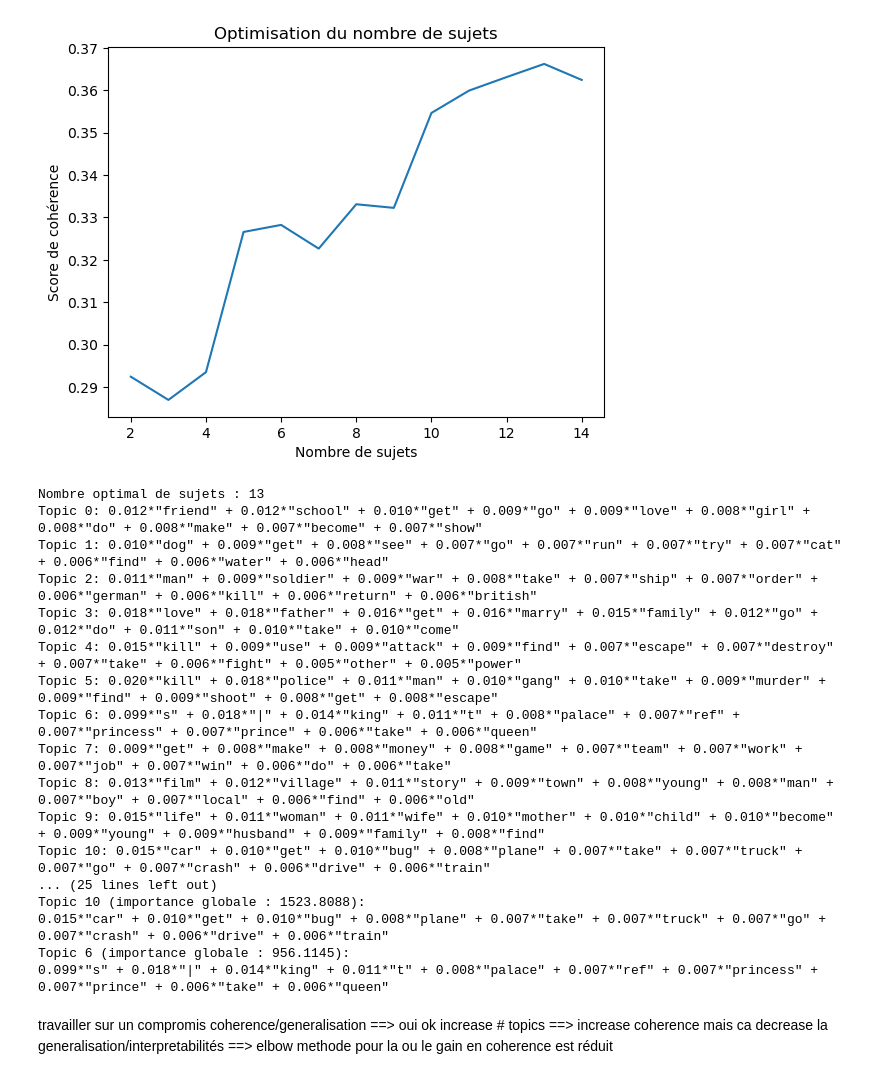
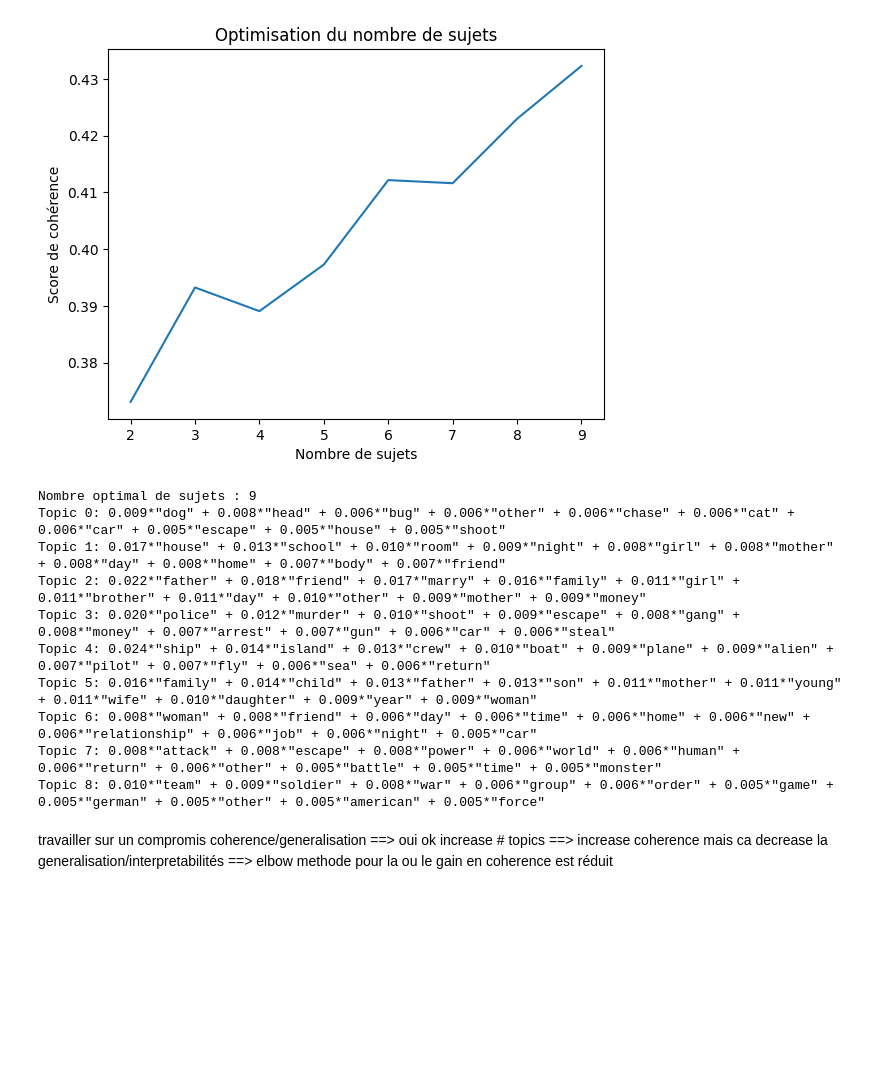
Before and after one commit to epfl-ada/ada-2024-project-4bigbrains, a Jupyter notebook: LDA.ipynb, the cells around one changed output. Drawn from its saved outputs; the diff is of its cells as text; code cells hidden in the pictures; blank space fills up the shorter version.

```diff
--- a/LDA.ipynb
+++ b/LDA.ipynb
@@ -76,4 +100 @@ Number of unique tokens: 20220
 Number of chunks: 42306
-# %%
-for idx, topic in model.print_topics(num_words=5):
-    print(f"Topic {idx}: {topic}")
@@ -95,23 +103,7 @@ from gensim.models import CoherenceModel
 from gensim.corpora import Dictionary
 
 
-# Fonction pour entraîner un modèle LDA et calculer la cohérence
 def compute_coherence_values(dictionary, corpus, texts, start, limit, step):
-    """
-    Fonction pour trouver la cohérence du modèle pour différents nombres de sujets.
-
-    Args:
-        dictionary: Le dictionnaire Gensim
-        corpus: Le corpus BoW
-        texts: Les documents tokenisés
-        start: Nombre minimum de sujets
-        limit: Nombre maximum de sujets
-        step: Incrémentation pour le nombre de sujets
-
-    Returns:
-        model_list: Liste des modèles LDA entraînés
-        coherence_values: Liste des scores de cohérence pour chaque modèle
-    """
     coherence_values = []
     model_list = []
     for num_topics in range(start, limit, step):
@@ -123,76 +115,47 @@ def compute_coherence_values(dictionary, corpus, texts, start, limit, step):
             workers=4,
             random_state=42,
         )
         model_list.append(model)
         coherencemodel = CoherenceModel(
             model=model, texts=texts, dictionary=dictionary, coherence='c_v'
         )
         coherence_values.append(coherencemodel.get_coherence())
     return model_list, coherence_values
 
-# Étape 2 : Définir les paramètres pour l'optimisation
-start = 2  # Nombre minimum de sujets
-limit = 10  # Nombre maximum de sujets
-step = 1  # Pas entre chaque essai de nombre de sujets
+start = 2
+limit = 10
+step = 1
 
-# Étape 3 : Calculer les cohérences pour différents nombres de sujets
 model_list, coherence_values = compute_coherence_values(
     dictionary=dictionary, corpus=corpus, texts=tokenized_documents, start=start, limit=limit, step=step
 )
 
-# Étape 4 : Visualiser les résultats
 x = range(start, limit, step)
 plt.plot(x, coherence_values)
 plt.xlabel("Nombre de sujets")
 plt.ylabel("Score de cohérence")
 plt.title("Optimisation du nombre de sujets")
 plt.show()
 
-# Étape 5 : Sélectionner le meilleur modèle (celui avec le score de cohérence maximal)
 best_num_topics = x[coherence_values.index(max(coherence_values))]
 best_model = model_list[coherence_values.index(max(coherence_values))]
 
 print(f"Nombre optimal de sujets : {best_num_topics}")
 
-# Afficher les sujets du meilleur modèle
 for idx, topic in best_model.print_topics(-1):
     print(f"Topic {idx}: {topic}")
-
-# Calculer l'importance (pondération) des sujets dans le corpus
-topic_importance = [0] * best_model.num_topics
-
-for doc in corpus:
-    doc_topics = best_model.get_document_topics(doc, minimum_probability=0)
-    for topic_id, prob in doc_topics:
-        topic_importance[topic_id] += prob
-
-# Trier les sujets par importance
-sorted_topics = sorted(enumerate(topic_importance), key=lambda x: x[1], reverse=True)
-
-# Afficher les sujets triés
-print("Sujets triés par importance :")
-for topic_id, importance in sorted_topics:
-    print(f"Topic {topic_id} (importance globale : {importance:.4f}):")
-    print(best_model.print_topic(topic_id, topn=10))
 # %% [output]
-[figure, old version]
+[figure, new version]
-Nombre optimal de sujets : 13
-Topic 0: 0.012*"friend" + 0.012*"school" + 0.010*"get" + 0.009*"go" + 0.009*"love" + 0.008*"girl" + 0.008*"do" + 0.008*"make" + 0.007*"become" + 0.007*"show"
-Topic 1: 0.010*"dog" + 0.009*"get" + 0.008*"see" + 0.007*"go" + 0.007*"run" + 0.007*"try" + 0.007*"cat" + 0.006*"find" + 0.006*"water" + 0.006*"head"
-Topic 2: 0.011*"man" + 0.009*"soldier" + 0.009*"war" + 0.008*"take" + 0.007*"ship" + 0.007*"order" + 0.006*"german" + 0.006*"kill" + 0.006*"return" + 0.006*"british"
-Topic 3: 0.018*"love" + 0.018*"father" + 0.016*"get" + 0.016*"marry" + 0.015*"family" + 0.012*"go" + 0.012*"do" + 0.011*"son" + 0.010*"take" + 0.010*"come"
-Topic 4: 0.015*"kill" + 0.009*"use" + 0.009*"attack" + 0.009*"find" + 0.007*"escape" + 0.007*"destroy" + 0.007*"take" + 0.006*"fight" + 0.005*"other" + 0.005*"power"
-Topic 5: 0.020*"kill" + 0.018*"police" + 0.011*"man" + 0.010*"gang" + 0.010*"take" + 0.009*"murder" + 0.009*"find" + 0.009*"shoot" + 0.008*"get" + 0.008*"escape"
-Topic 6: 0.099*"s" + 0.018*"|" + 0.014*"king" + 0.011*"t" + 0.008*"palace" + 0.007*"ref" + 0.007*"princess" + 0.007*"prince" + 0.006*"take" + 0.006*"queen"
-Topic 7: 0.009*"get" + 0.008*"make" + 0.008*"money" + 0.008*"game" + 0.007*"team" + 0.007*"work" + 0.007*"job" + 0.007*"win" + 0.006*"do" + 0.006*"take"
-Topic 8: 0.013*"film" + 0.012*"village" + 0.011*"story" + 0.009*"town" + 0.008*"young" + 0.008*"man" + 0.007*"boy" + 0.007*"local" + 0.006*"find" + 0.006*"old"
-Topic 9: 0.015*"life" + 0.011*"woman" + 0.011*"wife" + 0.010*"mother" + 0.010*"child" + 0.010*"become" + 0.009*"young" + 0.009*"husband" + 0.009*"family" + 0.008*"find"
-Topic 10: 0.015*"car" + 0.010*"get" + 0.010*"bug" + 0.008*"plane" + 0.007*"take" + 0.007*"truck" + 0.007*"go" + 0.007*"crash" + 0.006*"drive" + 0.006*"train"
-... (25 lines left out)
-Topic 10 (importance globale : 1523.8088):
-0.015*"car" + 0.010*"get" + 0.010*"bug" + 0.008*"plane" + 0.007*"take" + 0.007*"truck" + 0.007*"go" + 0.007*"crash" + 0.006*"drive" + 0.006*"train"
-Topic 6 (importance globale : 956.1145):
-0.099*"s" + 0.018*"|" + 0.014*"king" + 0.011*"t" + 0.008*"palace" + 0.007*"ref" + 0.007*"princess" + 0.007*"prince" + 0.006*"take" + 0.006*"queen"
+Nombre optimal de sujets : 9
+Topic 0: 0.009*"dog" + 0.008*"head" + 0.006*"bug" + 0.006*"other" + 0.006*"chase" + 0.006*"cat" + 0.006*"car" + 0.005*"escape" + 0.005*"house" + 0.005*"shoot"
+Topic 1: 0.017*"house" + 0.013*"school" + 0.010*"room" + 0.009*"night" + 0.008*"girl" + 0.008*"mother" + 0.008*"day" + 0.008*"home" + 0.007*"body" + 0.007*"friend"
+Topic 2: 0.022*"father" + 0.018*"friend" + 0.017*"marry" + 0.016*"family" + 0.011*"girl" + 0.011*"brother" + 0.011*"day" + 0.010*"other" + 0.009*"mother" + 0.009*"money"
+Topic 3: 0.020*"police" + 0.012*"murder" + 0.010*"shoot" + 0.009*"escape" + 0.008*"gang" + 0.008*"money" + 0.007*"arrest" + 0.007*"gun" + 0.006*"car" + 0.006*"steal"
+Topic 4: 0.024*"ship" + 0.014*"island" + 0.013*"crew" + 0.010*"boat" + 0.009*"plane" + 0.009*"alien" + 0.007*"pilot" + 0.007*"fly" + 0.006*"sea" + 0.006*"return"
+Topic 5: 0.016*"family" + 0.014*"child" + 0.013*"father" + 0.013*"son" + 0.011*"mother" + 0.011*"young" + 0.011*"wife" + 0.010*"daughter" + 0.009*"year" + 0.009*"woman"
+Topic 6: 0.008*"woman" + 0.008*"friend" + 0.006*"day" + 0.006*"time" + 0.006*"home" + 0.006*"new" + 0.006*"relationship" + 0.006*"job" + 0.006*"night" + 0.005*"car"
+Topic 7: 0.008*"attack" + 0.008*"escape" + 0.008*"power" + 0.006*"world" + 0.006*"human" + 0.006*"return" + 0.006*"other" + 0.005*"battle" + 0.005*"time" + 0.005*"monster"
+Topic 8: 0.010*"team" + 0.009*"soldier" + 0.008*"war" + 0.006*"group" + 0.006*"order" + 0.005*"game" + 0.005*"german" + 0.005*"other" + 0.005*"american" + 0.005*"force"
 # %% [markdown]
 travailler sur un compromis coherence/generalisation ==> oui ok increase # topics ==> increase coherence mais ca decrease la generalisation/interpretabilités ==> elbow methode pour la ou le gain en coherence est réduit
 # %%
```
Also changed, not shown: parts of 5 cells of this notebook.
